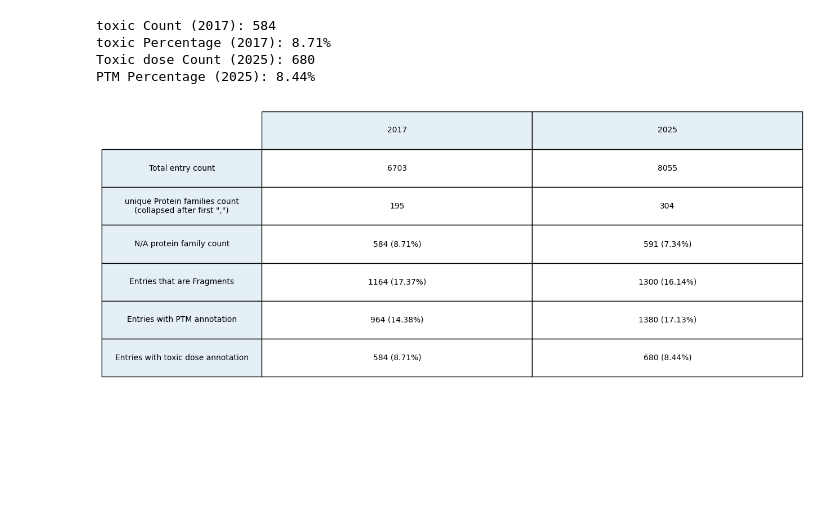
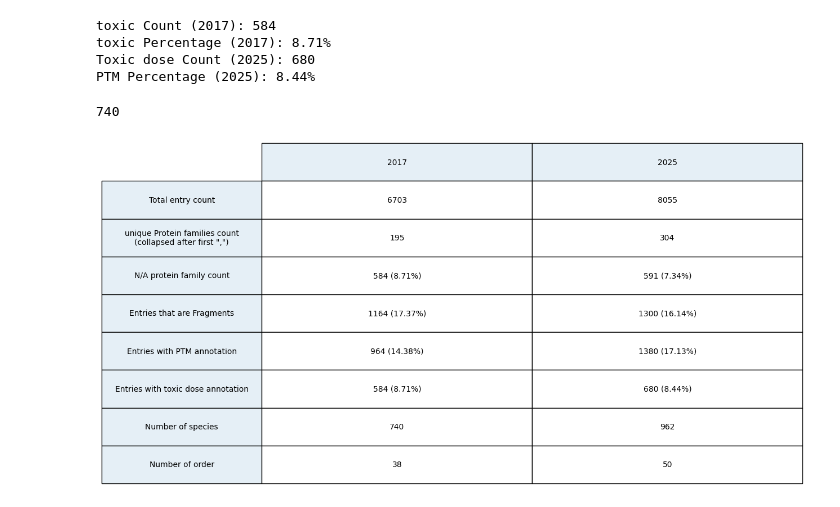
Before and after one commit to tsenoner/toxprot25, a Jupyter notebook: notebook/protfam_figures.ipynb, the cells around one changed output. Drawn from its saved outputs; the diff is of its cells as text; code cells hidden in the pictures; blank space fills up the shorter version.

```diff
--- a/notebook/protfam_figures.ipynb
+++ b/notebook/protfam_figures.ipynb
@@ -265,19 +264,28 @@ toxic Count (2017): 584
 toxic Percentage (2017): 8.71%
 Toxic dose Count (2025): 680
 PTM Percentage (2025): 8.44%
+# %%
+len(toxprot_17["Scientific_Name"].value_counts())
+# %% [output]
+740
 # %%
 cell_text = [[total_count_17, total_count_25],
              [unique_families_17, unique_families_25],
              [f'{na_count_17} ({na_percentage_17:.2f}%)', f'{na_count_25} ({na_percentage_25:.2f}%)'],
              [f'{fragment_count_17} ({fragment_percentage_17:.2f}%)', f'{fragment_count_25} ({fragment_percentage_25:.2f}%)'],
              [f'{ptm_count_17} ({ptm_percentage_17:.2f}%)', f'{ptm_count_25} ({ptm_percentage_25:.2f}%)'],
-             [f'{toxic_count_17} ({toxic_percentage_17:.2f}%)', f'{toxic_count_25} ({toxic_percentage_25:.2f}%)']]
+             [f'{toxic_count_17} ({toxic_percentage_17:.2f}%)', f'{toxic_count_25} ({toxic_percentage_25:.2f}%)'],
+             [len(toxprot_17["Scientific_Name"].unique()), len(toxprot_25["Scientific_Name"].unique())],
+             [len(toxprot_17["Order"].unique()), len(toxprot_25["Order"].unique())],
+             ]
 row_headers = ['Total entry count',
                'unique Protein families count\n(collapsed after first ",")',
                'N/A protein family count',
                'Entries that are Fragments',
                'Entries with PTM annotation',
-               'Entries with toxic dose annotation']
+               'Entries with toxic dose annotation',
+               'Number of species',
+               'Number of order']
 column_headers = ['2017', '2025']
 
 rcolors = plt.cm.BuPu(np.full(len(row_headers), 0.1))
@@ -288,31 +296,31 @@ ax.axis('tight')
 ax.axis('off')
 
 the_table = plt.table(cellText=cell_text,
                       rowLabels=row_headers,
                       rowColours=rcolors,
                       rowLoc='center',
                       colColours=ccolors,
                       colLabels=column_headers,
                       cellLoc='center',
                       loc='center')
 
 table_props = the_table.properties()
 cells = table_props['children']
 for cell in cells:
     cell.set_height(0.14)
 
 for cell in cells:
     cell.set_fontsize(10)
 
 for i, key in enumerate(the_table._cells):
     if key[0] == 0:  # Column labels
         the_table._cells[key].set_fontsize(15)
     if key[1] == 0:  # Row labels
         the_table._cells[key].set_fontsize(15)
 
 plt.subplots_adjust(left=0.1, right=0.9, top=0.9, bottom=0.1)
 
 plt.savefig("../figures/table.png", dpi=300, bbox_inches='tight')
 plt.show()
 # %% [output]
-[figure, old version]
+[figure, new version]
```
Also changed, not shown: parts of 1 cell of this notebook, 1 other file.
